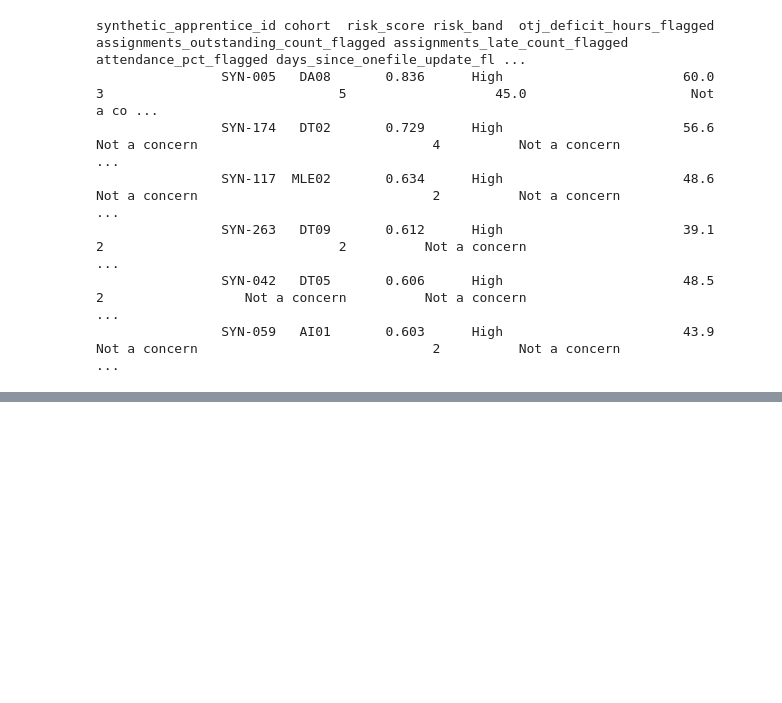
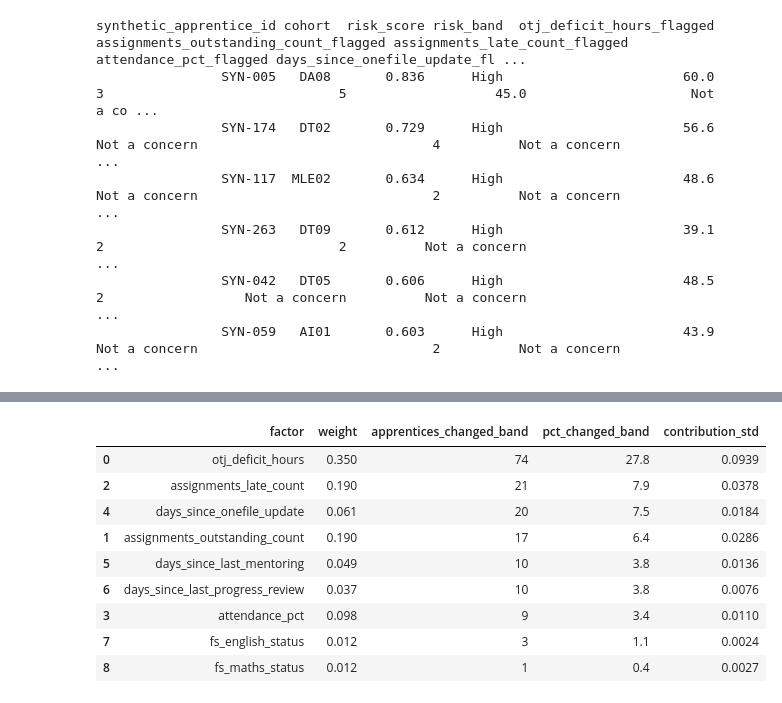
Before and after one commit to georginathomas/synthetic-apprentice-risk-tool, a Jupyter notebook: explore.ipynb, the cells around one changed output, grey strips where cells are left out. Saved outputs shown, nothing was run; the diff lists cells and outputs as text; code cells hidden in the pictures; blank space fills up the shorter version.

Commit message:
changed weights

```diff
--- a/explore.ipynb
+++ b/explore.ipynb
@@ -202,0 +212,42 @@ synthetic_apprentice_id cohort  risk_score risk_band  otj_deficit_hours_flagged
+# %%
+results = []
+for factor in WEIGHTS:
+    zeroed_weights = {**WEIGHTS, factor: 0.0}
+    variant = calculate_risk_score(df, weights=zeroed_weights)
+
+    band_changed = (variant["risk_band"] != scored["risk_band"]).sum()
+
+    components = {
+        "attendance_pct": (100 - df["attendance_pct"]) / 100,
+        "otj_deficit_hours": np.clip(df["otj_deficit_hours"].clip(lower=0) / CAPS["otj_deficit_hours"], 0, 1),
+        "assignments_outstanding_count": np.clip(df["assignments_outstanding_count"] / CAPS["assignments_outstanding_count"], 0, 1),
+        "assignments_late_count": np.clip(df["assignments_late_count"] / CAPS["assignments_late_count"], 0, 1),
+        "days_since_onefile_update": np.clip(df["days_since_onefile_update"] / CAPS["days_since_onefile_update"], 0, 1),
+        "days_since_last_mentoring": np.clip(df["days_since_last_mentoring"] / CAPS["days_since_last_mentoring"], 0, 1),
+        "days_since_last_progress_review": np.clip(df["days_since_last_progress_review"] / CAPS["days_since_last_progress_review"], 0, 1),
+        "fs_maths_status": df["fs_maths_status"].map(FS_STATUS_CONCERN),
+        "fs_english_status": df["fs_english_status"].map(FS_STATUS_CONCERN),
+    }
+    weighted_contribution = WEIGHTS[factor] * components[factor]
+
+    results.append({
+        "factor": factor,
+        "weight": WEIGHTS[factor],
+        "apprentices_changed_band": band_changed,
+        "pct_changed_band": round(band_changed / len(df) * 100, 1),
+        "contribution_std": round(weighted_contribution.std(), 4),
+    })
+
+importance = pd.DataFrame(results).sort_values("apprentices_changed_band", ascending=False)
+importance
+# %% [output]
+|  | factor | weight | apprentices_changed_band | pct_changed_band | contribution_std |
+| 0 | otj_deficit_hours | 0.350 | 74 | 27.8 | 0.0939 |
+| 2 | assignments_late_count | 0.190 | 21 | 7.9 | 0.0378 |
+| 4 | days_since_onefile_update | 0.061 | 20 | 7.5 | 0.0184 |
+| 1 | assignments_outstanding_count | 0.190 | 17 | 6.4 | 0.0286 |
+| 5 | days_since_last_mentoring | 0.049 | 10 | 3.8 | 0.0136 |
+| 6 | days_since_last_progress_review | 0.037 | 10 | 3.8 | 0.0076 |
+| 3 | attendance_pct | 0.098 | 9 | 3.4 | 0.0110 |
+| 7 | fs_english_status | 0.012 | 3 | 1.1 | 0.0024 |
+| 8 | fs_maths_status | 0.012 | 1 | 0.4 | 0.0027 |
```
Also changed, not shown: parts of 1 cell of this notebook, 2 other files.
